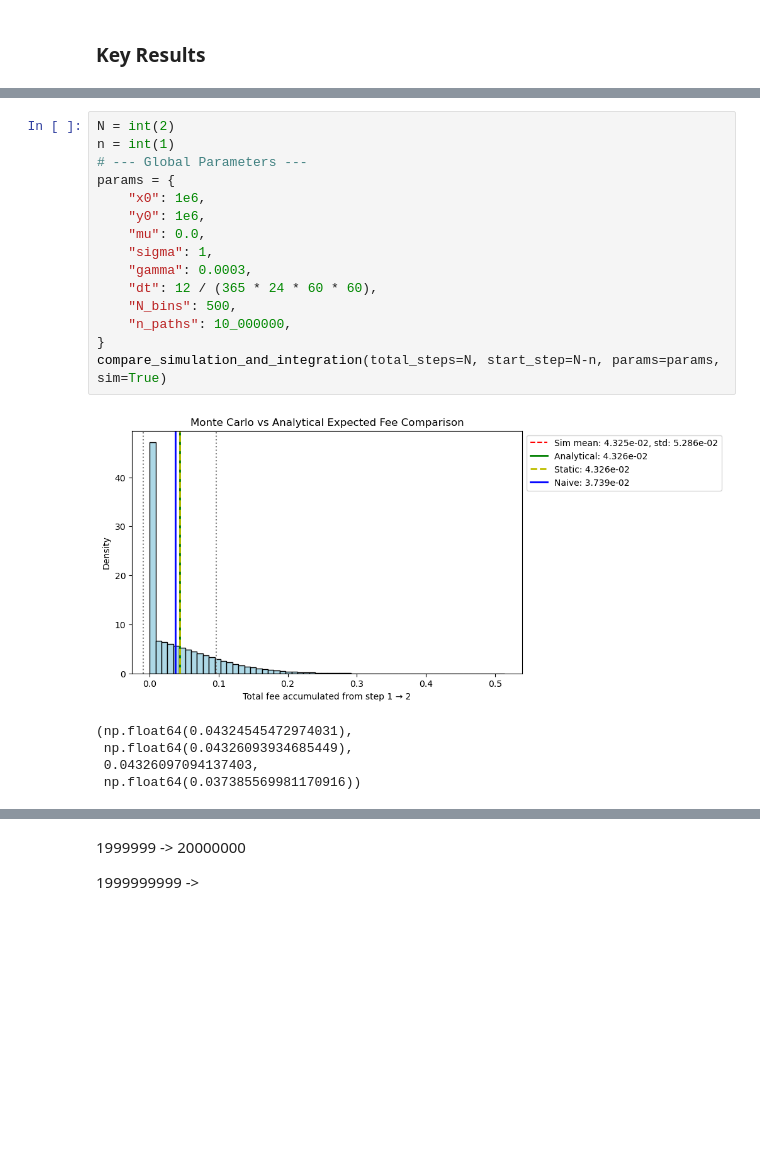
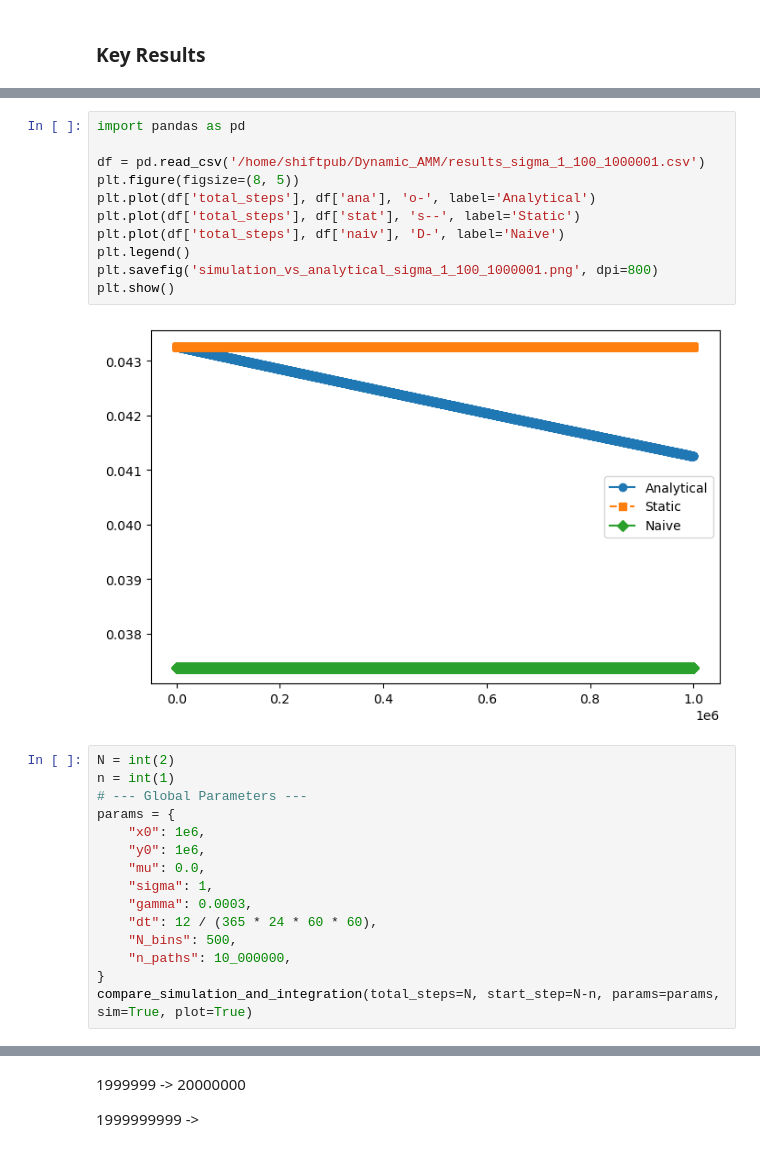
Before and after one commit to WillInvest/Dynamic_AMM, a Jupyter notebook: long_term/final_analysis.ipynb, the cells around one changed output, grey strips where cells are left out. Saved outputs shown, nothing was run; the diff lists cells and outputs as text; blank space fills up the shorter version.

```diff
--- a/long_term/final_analysis.ipynb
+++ b/long_term/final_analysis.ipynb
@@ -160,3 +312,16 @@ def compare_simulation_and_integration(total_steps, start_step, params, sim=True
+# %%
+import pandas as pd
+
+df = pd.read_csv('/home/shiftpub/Dynamic_AMM/results_sigma_1_100_1000001.csv')
+plt.figure(figsize=(8, 5))
+plt.plot(df['total_steps'], df['ana'], 'o-', label='Analytical')
+plt.plot(df['total_steps'], df['stat'], 's--', label='Static')
+plt.plot(df['total_steps'], df['naiv'], 'D-', label='Naive')
+plt.legend()
+plt.savefig('simulation_vs_analytical_sigma_1_100_1000001.png', dpi=800)
+plt.show()
+# %% [output]
+[figure, added]
 # %%
 N = int(2)
 n = int(1)
@@ -171,13 +336,7 @@ params = {
     "N_bins": 500,
     "n_paths": 10_000000,
 }
-compare_simulation_and_integration(total_steps=N, start_step=N-n, params=params, sim=True)
+compare_simulation_and_integration(total_steps=N, start_step=N-n, params=params, sim=True, plot=True)
-# %% [output]
-[figure, removed]
-(np.float64(0.04324545472974031),
- np.float64(0.04326093934685449),
- 0.04326097094137403,
- np.float64(0.037385569981170916))
 # %%
 N = int(500)
 n = int(1)
```
Also changed, not shown: parts of 24 cells of this notebook, 3 other files.
